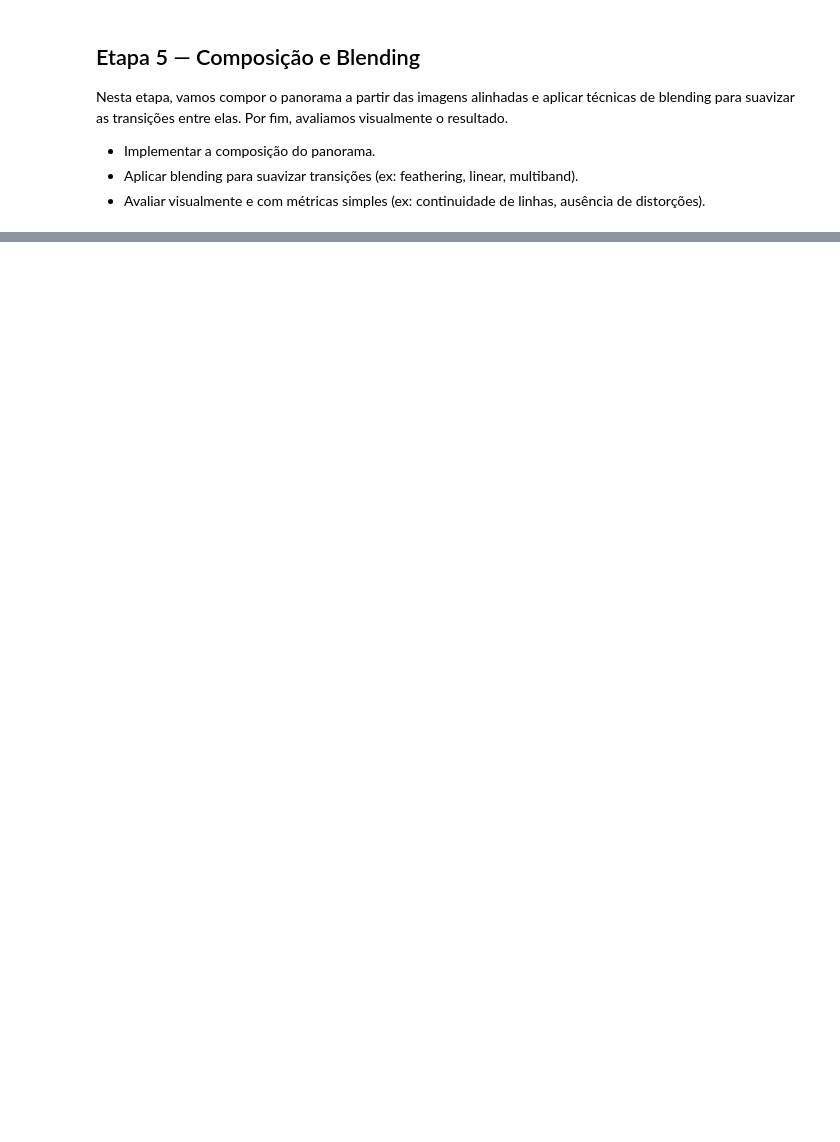
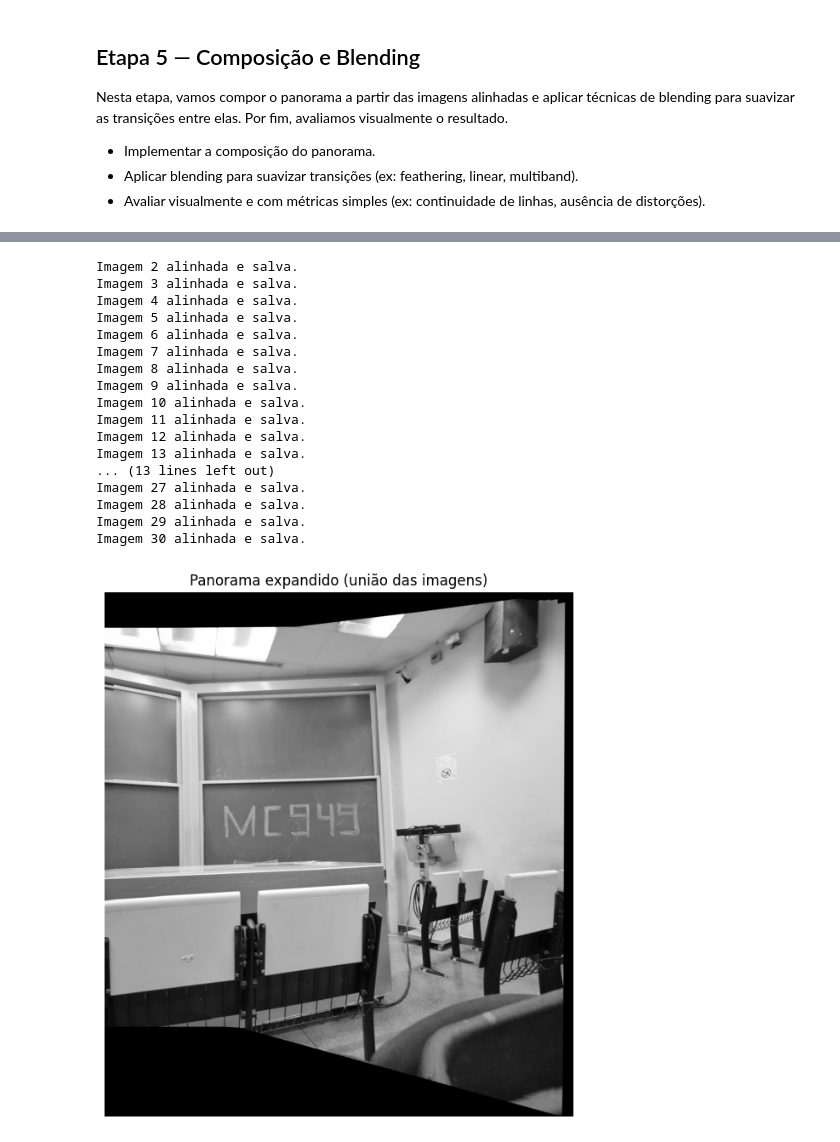
Before and after one commit to GabrielMacedoMontagna/MC949_Visao_Computacional, a Jupyter notebook: testesGabriel/pipelineCompleto.ipynb, the cells around one changed output, grey strips where cells are left out. Drawn from its saved outputs; the diff is of its cells as text; code cells hidden in the pictures; blank space fills up the shorter version.

```diff
--- a/testesGabriel/pipelineCompleto.ipynb
+++ b/testesGabriel/pipelineCompleto.ipynb
@@ -272,0 +255,80 @@ plt.show()
+# %%
+for i in range(1, 30):
+
+    # Caminhos das imagens a alinhar
+    caminho_img1 = f'Jasmine - Normal - Apoio Mesa - Quadros CB11/imagemFinal.jpg'
+    caminho_img2 = f'Jasmine - Normal - Apoio Mesa - Quadros CB11/apoioMesa{i+1}.jpg'
+
+    # Detecta keypoints e descritores SIFT - Etapa 2
+    img1, kp1, desc1 = calcular_pontos_sift(caminho_img1)
+    img2, kp2, desc2 = calcular_pontos_sift(caminho_img2)
+
+    # Encontra matches entre as imagens - Etapa 3
+    matches = encontrar_matches_flann(desc1, desc2, ratio_test=0.75)
+
+    # Seleciona os pontos correspondentes
+    pts1 = np.float32([kp1[m.queryIdx].pt for m in matches]).reshape(-1, 1, 2)
+    pts2 = np.float32([kp2[m.trainIdx].pt for m in matches]).reshape(-1, 1, 2)
+
+    # Calcula a homografia usando RANSAC
+    H, mask = cv2.findHomography(pts1, pts2, cv2.RANSAC, 5.0)
+    # print('Homografia calculada:')
+    # print(H)
+
+    # Calcula os cantos das imagens 1 e 2 após a homografia
+    h1, w1 = img1.shape[:2]
+    h2, w2 = img2.shape[:2]
+    cantos_img1 = np.float32([[0,0], [0,h1], [w1,h1], [w1,0]]).reshape(-1,1,2)
+    cantos_img1_warped = cv2.perspectiveTransform(cantos_img1, H)
+
+    cantos_img2 = np.float32([[0,0], [0,h2], [w2,h2], [w2,0]]).reshape(-1,1,2)
+    todos_cantos = np.concatenate((cantos_img1_warped, cantos_img2), axis=0)
+
+    [xmin, ymin] = np.int32(todos_cantos.min(axis=0).ravel())
+    [xmax, ymax] = np.int32(todos_cantos.max(axis=0).ravel())
+
+    # Calcula o deslocamento necessário para evitar coordenadas negativas
+    translacao = [-xmin, -ymin]
+    tamanho_panorama = (xmax-xmin, ymax-ymin)
+
+    # Matriz de translação
+    T = np.array([[1, 0, translacao[0]], [0, 1, translacao[1]], [0, 0, 1]])
+
+    # Warpa img1 para o panorama
+    img1_panorama = cv2.warpPerspective(img1, T @ H, tamanho_panorama)
+
+    # Coloca img2 no panorama
+    img2_panorama = np.zeros_like(img1_panorama)
+    img2_panorama[translacao[1]:translacao[1]+h2, translacao[0]:translacao[0]+w2] = img2
+
+    # Faz a união (overlay simples)
+    panorama = np.maximum(img1_panorama, img2_panorama)
+
+    # Salvar o panorama sobrescrevendo imagemFinal.jpg
+    cv2.imwrite('Jasmine - Normal - Apoio Mesa - Quadros CB11/imagemFinal.jpg', panorama)
+    print(f'Imagem {i+1} alinhada e salva.')
+
+plt.figure(figsize=(16, 8))
+plt.imshow(panorama, cmap='gray')
+plt.title('Panorama expandido (união das imagens)')
+plt.axis('off')
+plt.show()
+# %% [output]
+Imagem 2 alinhada e salva.
+Imagem 3 alinhada e salva.
+Imagem 4 alinhada e salva.
+Imagem 5 alinhada e salva.
+Imagem 6 alinhada e salva.
+Imagem 7 alinhada e salva.
+Imagem 8 alinhada e salva.
+Imagem 9 alinhada e salva.
+Imagem 10 alinhada e salva.
+Imagem 11 alinhada e salva.
+Imagem 12 alinhada e salva.
+Imagem 13 alinhada e salva.
+... (13 lines left out)
+Imagem 27 alinhada e salva.
+Imagem 28 alinhada e salva.
+Imagem 29 alinhada e salva.
+Imagem 30 alinhada e salva.
+[figure, added]
```
Also changed, not shown: parts of 8 cells of this notebook.
